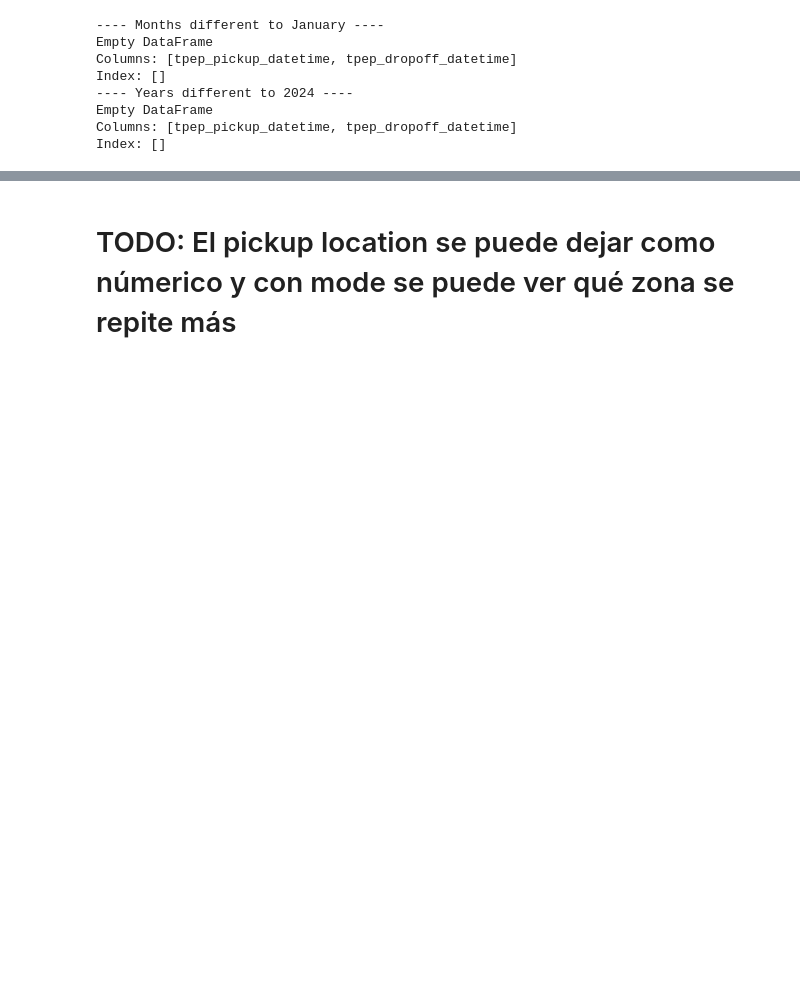
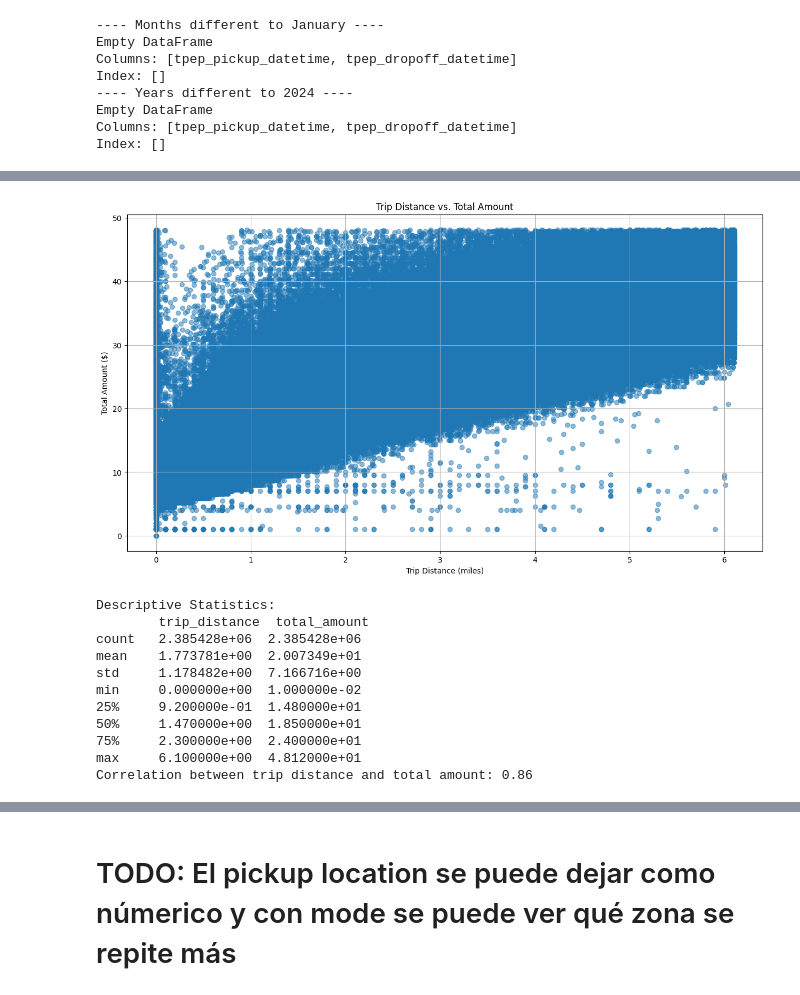
Before and after one commit to dariomlopez/etl_projects, a Jupyter notebook: nyc_taxi_etl/main.ipynb, the cells around one changed output, grey strips where cells are left out. Cells and saved outputs as stored; diff of their text form; code cells hidden in the pictures; blank space fills up the shorter version.

```diff
--- a/nyc_taxi_etl/main.ipynb
+++ b/nyc_taxi_etl/main.ipynb
@@ -341,0 +386,30 @@ El gasto que más aparece en el mes de enero: 16.8
+# %%
+mathplot.figure(figsize=(15, 8))
+mathplot.scatter(taxi_df_cleaned['trip_distance'], taxi_df_cleaned['total_amount'], alpha=0.5)
+mathplot.title('Trip Distance vs. Total Amount')
+mathplot.xlabel('Trip Distance (miles)')
+mathplot.ylabel('Total Amount ($)')
+mathplot.grid(True)
+mathplot.show()
+
+
+# 2. Cálculo de Estadísticas Descriptivas
+stats = taxi_df_cleaned[['trip_distance', 'total_amount']].describe()
+print("Descriptive Statistics:\n", stats)
+
+# 3. Análisis de Correlación
+correlation = taxi_df_cleaned[['trip_distance', 'total_amount']].corr().iloc[0, 1]
+print(f"Correlation between trip distance and total amount: {correlation:.2f}")
+# %% [output]
+[figure, added]
+Descriptive Statistics:
+        trip_distance  total_amount
+count   2.385428e+06  2.385428e+06
+mean    1.773781e+00  2.007349e+01
+std     1.178482e+00  7.166716e+00
+min     0.000000e+00  1.000000e-02
+25%     9.200000e-01  1.480000e+01
+50%     1.470000e+00  1.850000e+01
+75%     2.300000e+00  2.400000e+01
+max     6.100000e+00  4.812000e+01
+Correlation between trip distance and total amount: 0.86
```
Also changed, not shown: parts of 17 cells of this notebook, 1 other file.
